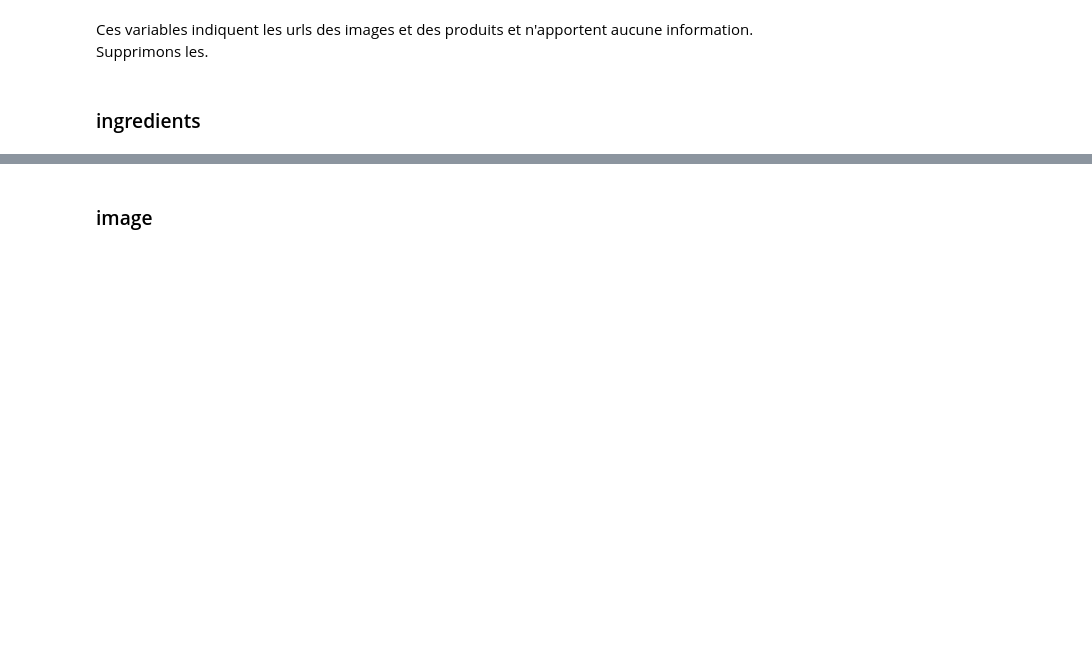
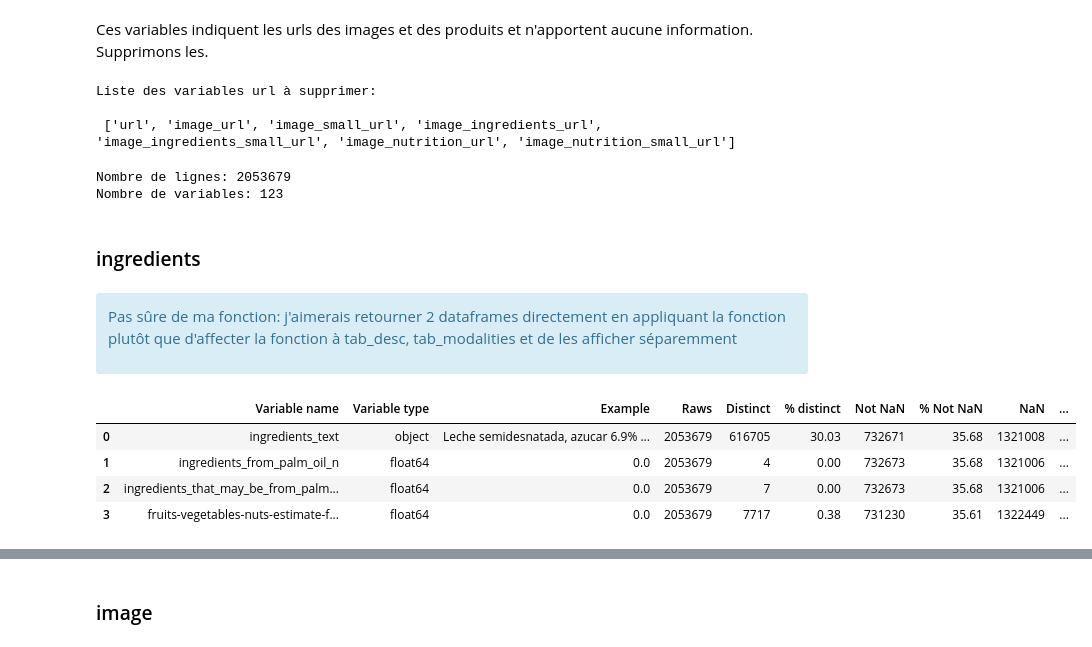
Before and after one commit to Milie-Mimi/OC_DS_Project3, a Jupyter notebook: Projet_3_Cleaning_EGR.ipynb, the cells around one changed output, grey strips where cells are left out. Cells and saved outputs as stored; diff of their text form; code cells hidden in the pictures; blank space fills up the shorter version.

Commit message:
Amélioration de la fonction check_redundancy

```diff
--- a/Projet_3_Cleaning_EGR.ipynb
+++ b/Projet_3_Cleaning_EGR.ipynb
@@ -618,15 +617,18 @@ print(f"Nombre de lignes: {openfoodfacts_tags.shape[0]}\nNombre de variables: {o
 # %% [markdown]
 Ces variables indiquent les urls des images et des produits et n'apportent aucune information. Supprimons les.
 # %%
-liste_col_url = openfoodfacts_tags.iloc[:,
-                                     openfoodfacts_tags.columns.str.contains(
-                                         'url')].columns.unique().tolist()
-
+liste_col_url = openfoodfacts_en.iloc[:,openfoodfacts_en.columns.str.contains('url')].columns.unique().tolist()
 print(f"Liste des variables url à supprimer: \n\n {liste_col_url}")
+# %% [output]
+Liste des variables url à supprimer:
+
+ ['url', 'image_url', 'image_small_url', 'image_ingredients_url', 'image_ingredients_small_url', 'image_nutrition_url', 'image_nutrition_small_url']
 # %%
 # Suppression des variables contenant le mot url
-openfoodfacts_tags.drop(liste_col_url, axis = 'columns', inplace = True)
-
-print(f"Nombre de lignes: {openfoodfacts_tags.shape[0]}\nNombre de variables: {openfoodfacts_tags.shape[1]}")
+openfoodfacts_en.drop(liste_col_url, axis = 'columns', inplace = True)
+print(f"Nombre de lignes: {openfoodfacts_en.shape[0]}\nNombre de variables: {openfoodfacts_en.shape[1]}")
+# %% [output]
+Nombre de lignes: 2053679
+Nombre de variables: 123
 # %% [markdown]
 ### ingredients <a class="anchor" id="ingredients"></a>
@@ -642,0 +635,30 @@ describe_variables(openfoodfacts_tags[liste_col_ingredients])
+# %%
+def check_redundancy(dataframe, keyword):
+    ''' Fonction qui renseigne sur les principales statistiques des variables contenant le mot saisi en entrée.'''
+    liste = dataframe.iloc[:,dataframe.columns.str.contains(keyword)].columns.unique().tolist()
+    describe = describe_variables(dataframe[liste])
+    return describe
+# %%
+def modalities_no_NaN(dataframe, keyword):
+    ''' Fonction qui renvoie 5 exemples non nuls des variables contenant le mot saisi en entrée'''
+    liste_col = check_redundancy(dataframe, keyword)['Variable name'].tolist()
+    return dataframe[dataframe[liste_col].notnull().all(1)][liste_col].sample(5)
+# %% [markdown]
+<div class="alert alert-block alert-info">
+    <p> Pas sûre de ma fonction: j'aimerais retourner 2 dataframes directement en appliquant la fonction plutôt que d'affecter la fonction à tab_desc, tab_modalities et de les afficher séparemment </p>
+</div>
+# %%
+def check_redundancy_steps(dataframe, mot_clef):
+    tab_desc = check_redundancy(dataframe, mot_clef)
+    tab_modalities = modalities_no_NaN(dataframe, mot_clef)
+    return tab_desc, tab_modalities
+# %%
+tab_desc, tab_modalities = check_redundancy_steps(openfoodfacts_en, 'ingredients')
+# %%
+tab_desc
+# %% [output]
+|  | Variable name | Variable type | Example | Raws | Distinct | % distinct | Not NaN | % Not NaN | NaN | ... |
+| 0 | ingredients_text | object | Leche semidesnatada, azucar 6.9% ... | 2053679 | 616705 | 30.03 | 732671 | 35.68 | 1321008 | ... |
+| 1 | ingredients_from_palm_oil_n | float64 | 0.0 | 2053679 | 4 | 0.00 | 732673 | 35.68 | 1321006 | ... |
+| 2 | ingredients_that_may_be_from_palm... | float64 | 0.0 | 2053679 | 7 | 0.00 | 732673 | 35.68 | 1321006 | ... |
+| 3 | fruits-vegetables-nuts-estimate-f... | float64 | 0.0 | 2053679 | 7717 | 0.38 | 731230 | 35.61 | 1322449 | ... |
```
Also changed, not shown: parts of 94 cells of this notebook.
